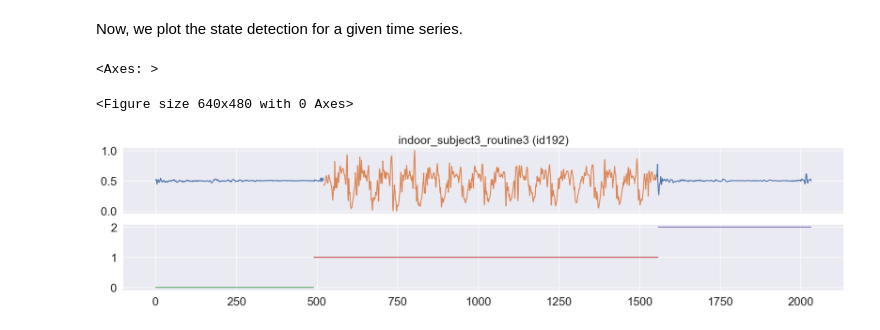
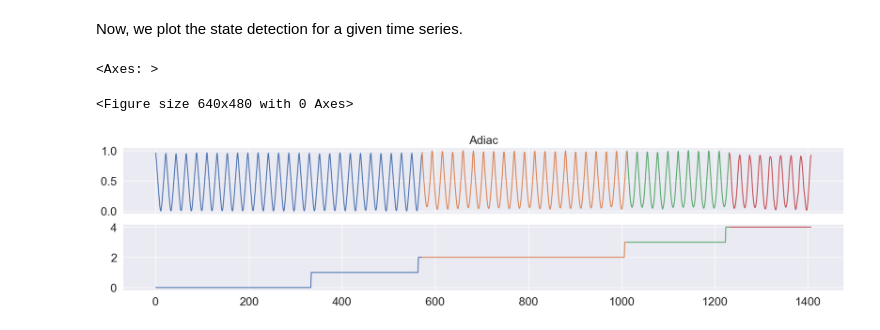
Before and after one commit to ermshaua/classification-label-profile, a Jupyter notebook: notebooks/comparative_analysis/state_detection_visualization.ipynb, the cells around one changed output. Drawn from its saved outputs; the diff is of its cells as text; code cells hidden in the pictures.

Commit message:
Current state.

```diff
--- a/notebooks/comparative_analysis/state_detection_visualization.ipynb
+++ b/notebooks/comparative_analysis/state_detection_visualization.ipynb
@@ -28,7 +28,7 @@ import os
 # %% [markdown]
 We start by loading a data set and the competitor results.
 # %%
-dataset = "HAS"
+dataset = "TSSB"
 competitor = "CLaP"
 # %%
 if dataset == "TSSB":
@@ -87,11 +87,11 @@ df_scores
 # %% [markdown]
 Now, we plot the state detection for a given time series.
 # %%
-idx = 40
+idx = 0 # 83 120
 data_row = df_data.iloc[idx]
 
-plot_state_detection(data_row.dataset, data_row.time_series[:,:1], df_scores.iloc[idx].found_labels, change_points=data_row.change_points, labels=data_row.labels)
+plot_state_detection(data_row.dataset, data_row.time_series, df_scores.iloc[idx].found_labels, change_points=data_row.change_points, labels=data_row.labels, file_path="../../tmp/clap_example.pdf")
 # %% [output]
 <Axes: >
 <Figure size 640x480 with 0 Axes>
-[figure, old version]
+[figure, new version]
```
Also changed, not shown: parts of 2 cells of this notebook, 10 other files.
